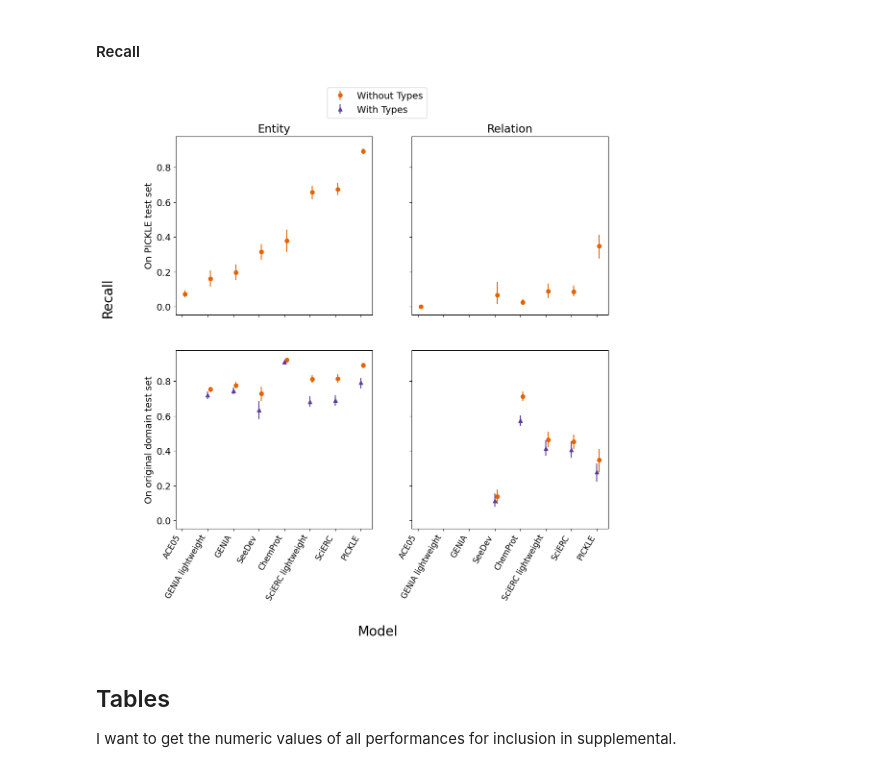
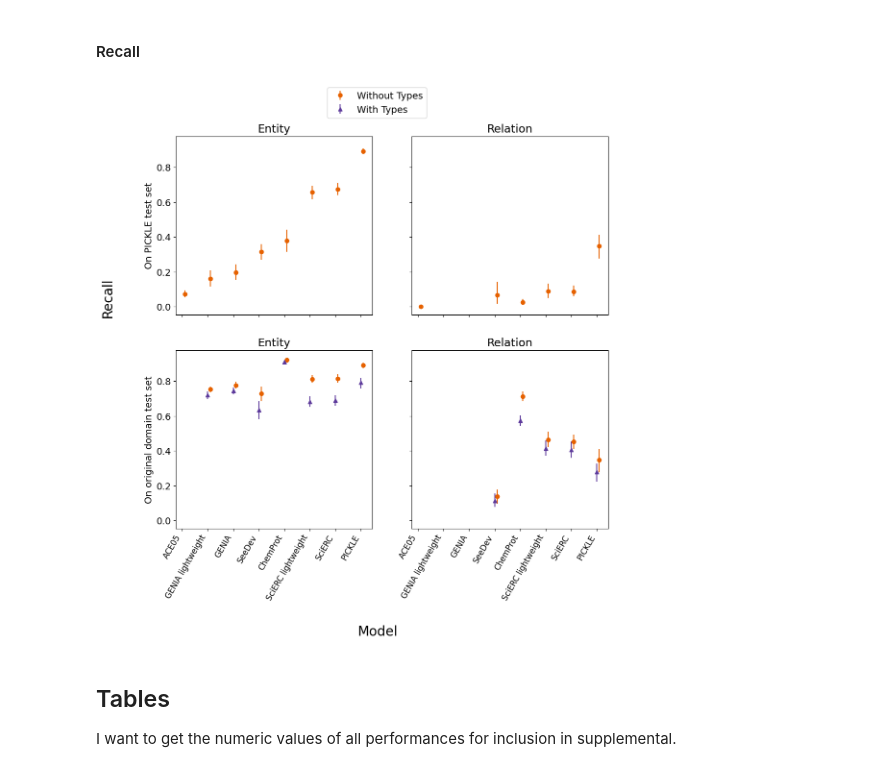
Before and after one commit to ShiuLab/pickle-corpus-code, a Jupyter notebook: jupyter_notebooks/model_performance_figures.ipynb, the cells around one changed output. Drawn from its saved outputs; the diff is of its cells as text; code cells hidden in the pictures.

```diff
--- a/jupyter_notebooks/model_performance_figures.ipynb
+++ b/jupyter_notebooks/model_performance_figures.ipynb
@@ -266,32 +270,34 @@ lab_orig_ent_rec_CIs, lab_orig_rel_rec_CIs = process_CIs(original_dom_typed_eval
 # %%
 fig, axs = plt.subplots(2, 2, figsize=(12,12), sharex=True, sharey=True)
 
 name_x = [label_key[mod] for mod in dygiepp_no_labels_perf["model"]]
 
 axs[0,0].errorbar(x=dygiepp_no_labels_perf["x"] + 0.1, y=dygiepp_no_labels_perf["ent_recall"], yerr=no_lab_pick_ent_rec_CIs, fmt="o", color='#E66100')
 
 axs[0,1].errorbar(x=dygiepp_no_labels_perf["x"] + 0.1, y=dygiepp_no_labels_perf["rel_recall"], yerr=no_lab_pick_rel_rec_CIs, fmt="o", color='#E66100', label='Without Types')
 
 axs[1,0].errorbar(x=original_dom_no_label_eval_dygiepp_all_df["x"] +0.1, y=original_dom_no_label_eval_dygiepp_all_df["ent_recall"], yerr=no_lab_orig_ent_rec_CIs, fmt="o", color='#E66100', label='Without Types')
 axs[1,0].errorbar(x=original_dom_typed_eval_dygiepp_all_df["x"], y=original_dom_typed_eval_dygiepp_all_df["ent_recall"], yerr=lab_orig_ent_rec_CIs, fmt="^", color='#5D3A9B', label='With Types')
 
 axs[1,1].errorbar(x=original_dom_no_label_eval_dygiepp_all_df["x"] +0.1, y=original_dom_no_label_eval_dygiepp_all_df["rel_recall"], yerr=no_lab_orig_rel_rec_CIs, fmt="o", color='#E66100', label='Without Types')
 axs[1,1].errorbar(x=original_dom_typed_eval_dygiepp_all_df["x"], y=original_dom_typed_eval_dygiepp_all_df["rel_recall"], yerr=lab_orig_rel_rec_CIs, fmt="^", color='#5D3A9B', label='With Types')
 
 axs[1,0].set_xticks(dygiepp_no_labels_perf["x"], name_x, size=12, rotation=60, ha='right')
 axs[1,1].set_xticks(dygiepp_no_labels_perf["x"], name_x, size=12, rotation=60, ha='right')
 axs[0,0].set_title('Entity')
 axs[0,1].set_title('Relation')
+axs[1,0].set_title('Entity')
+axs[1,1].set_title('Relation')
 axs[0,0].set_ylabel('On PICKLE test set')
 axs[1,0].set_ylabel('On original domain test set')
 axs[1,0].legend(bbox_to_anchor=(1.3,2.5))
 fig.supxlabel('Model', size=20)
 fig.supylabel('Recall', y=0.6,  size=20)
 fig.subplots_adjust(bottom=0.2, left=0.15)
 
 plt.savefig('../data/straying_off_topic_data/model_performance/recall_all_model_dot_plot.png', format='png', dpi=600)
 # %% [output]
-[figure, old version]
+[figure, new version]
 # %% [markdown]
 ## Tables
 I want to get the numeric values of all performances for inclusion in supplemental.
```
Also changed, not shown: parts of 3 cells of this notebook, 2 other files.
